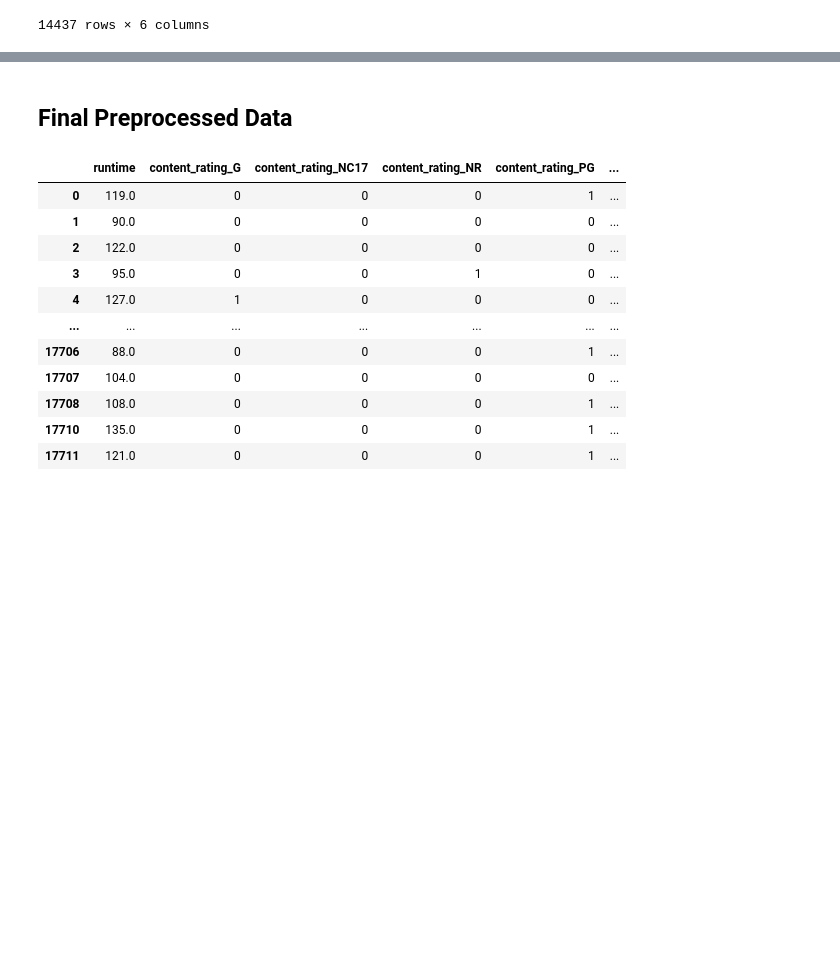
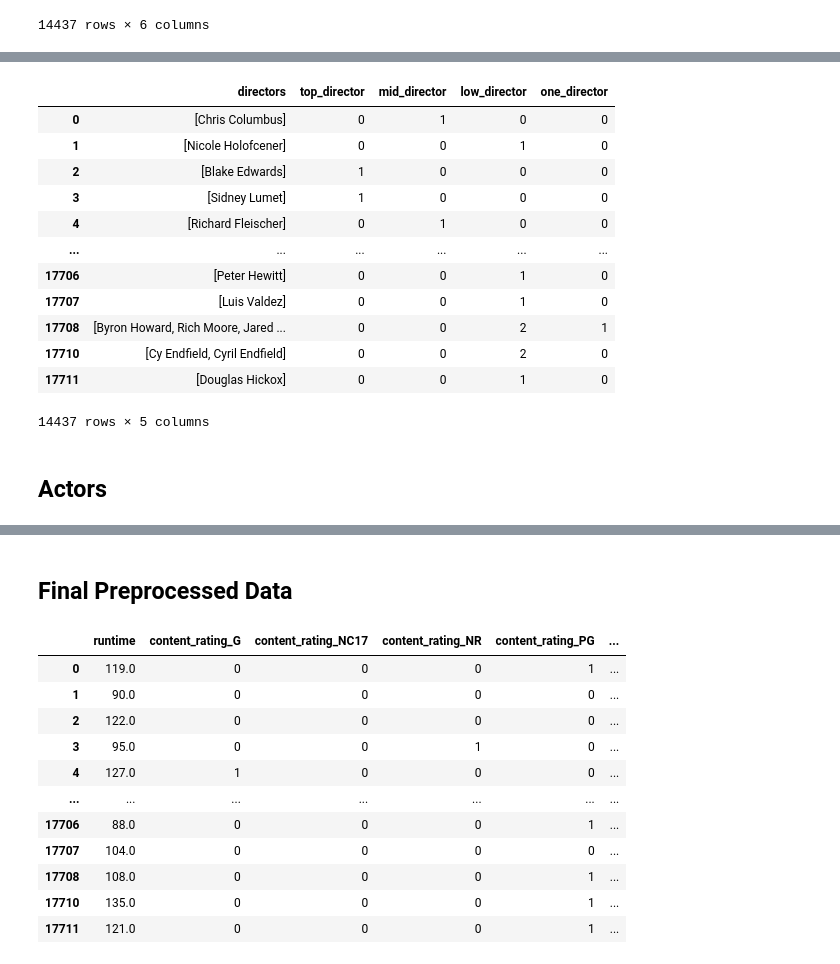
Before and after one commit to devinhughes/Rotten_tomatoes_project, a Jupyter notebook: preprocessing.ipynb, the cells around one changed output, grey strips where cells are left out. Saved outputs shown, nothing was run; the diff lists cells and outputs as text; code cells hidden in the pictures; blank space fills up the shorter version.

```diff
--- a/preprocessing.ipynb
+++ b/preprocessing.ipynb
@@ -197,0 +271,4 @@ text_df
+# %%
+# Create list of unique directors
+director_counts = movies_df_clean["directors"].str.split(", ").explode().value_counts()
+director_counts
@@ -197,0 +288,40 @@ text_df
+# %%
+# Create buckets for top, mid, low, and one based on frequency
+top_director_list = director_counts[director_counts > 20].index.tolist()
+mid_director_list = director_counts[(director_counts <= 20) & (director_counts > 5)].index.tolist()
+low_director_list = director_counts[(director_counts <= 5) & (director_counts > 1)].index.tolist()
+one_director_list = director_counts[director_counts == 1].index.tolist()
+# %%
+# Create function to apply to list of names to see how many are in a certain list
+def people_count(people_list, list_type):
+    counter = 0
+    for person in people_list:
+        if person in list_type:
+            counter += 1
+    return counter
+# %%
+# Create DataFrame for directors and count in each bucket
+directors_df = pd.DataFrame(movies_df_clean["directors"].str.split(", "))
+
+directors_df["top_director"] = directors_df["directors"].apply(lambda x: people_count(x, top_director_list))
+directors_df["mid_director"] = directors_df["directors"].apply(lambda x: people_count(x, mid_director_list))
+directors_df["low_director"] = directors_df["directors"].apply(lambda x: people_count(x, low_director_list))
+directors_df["one_director"] = directors_df["directors"].apply(lambda x: people_count(x, one_director_list))
+
+directors_df
+# %% [output]
+|  | directors | top_director | mid_director | low_director | one_director |
+| 0 | [Chris Columbus] | 0 | 1 | 0 | 0 |
+| 1 | [Nicole Holofcener] | 0 | 0 | 1 | 0 |
+| 2 | [Blake Edwards] | 1 | 0 | 0 | 0 |
+| 3 | [Sidney Lumet] | 1 | 0 | 0 | 0 |
+| 4 | [Richard Fleischer] | 0 | 1 | 0 | 0 |
+| ... | ... | ... | ... | ... | ... |
+| 17706 | [Peter Hewitt] | 0 | 0 | 1 | 0 |
+| 17707 | [Luis Valdez] | 0 | 0 | 1 | 0 |
+| 17708 | [Byron Howard, Rich Moore, Jared ... | 0 | 0 | 2 | 1 |
+| 17710 | [Cy Endfield, Cyril Endfield] | 0 | 0 | 2 | 0 |
+| 17711 | [Douglas Hickox] | 0 | 0 | 1 | 0 |
+14437 rows × 5 columns
+# %% [markdown]
+## Actors
```
Also changed, not shown: parts of 11 cells of this notebook, 2 other files.
